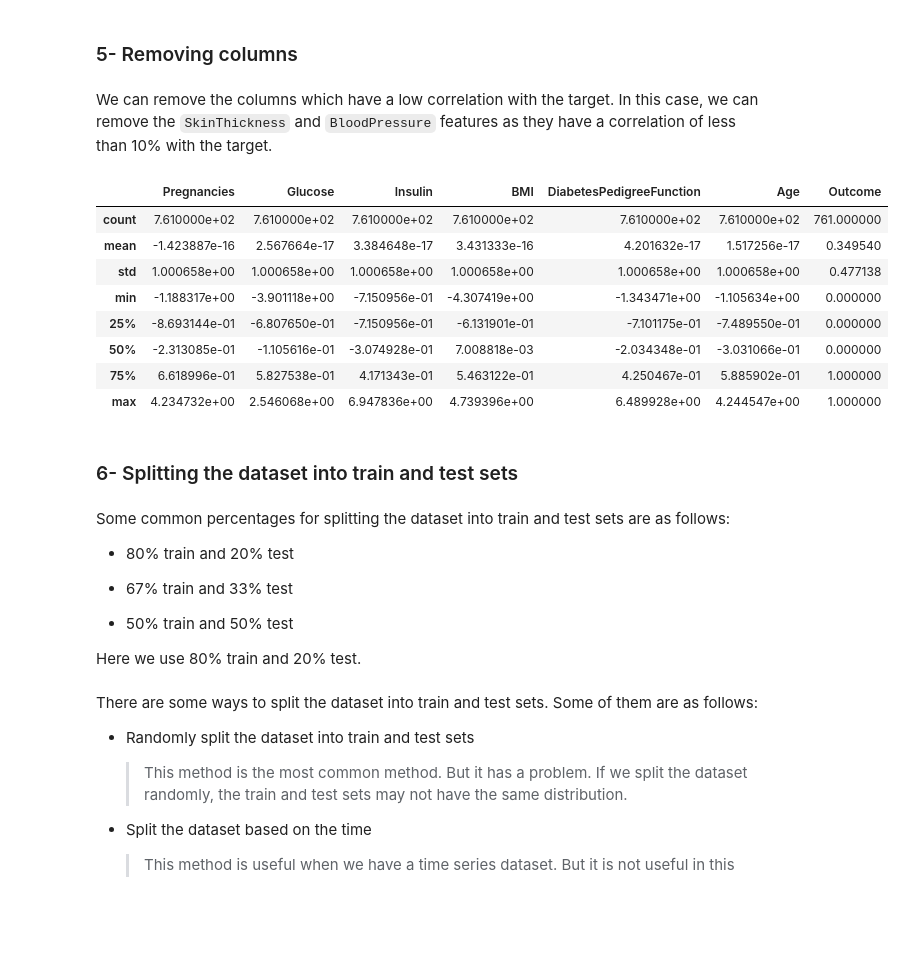
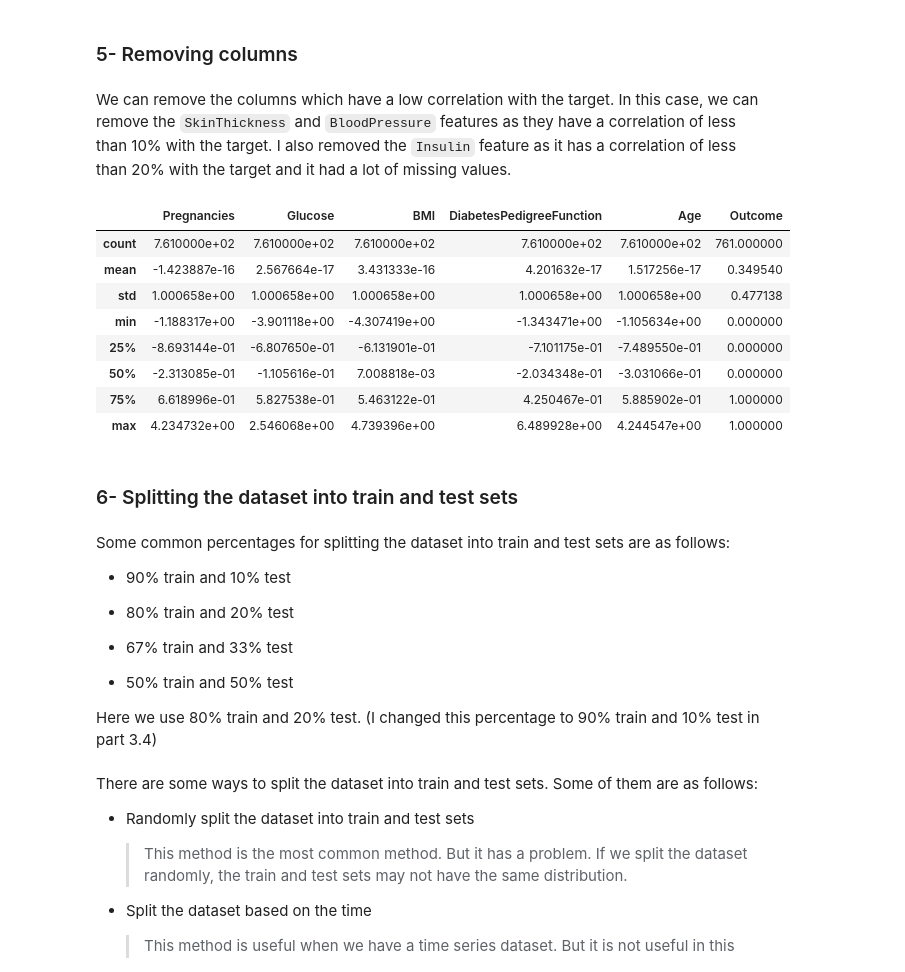
Before and after one commit to PashaBarahimi/Artificial-Intelligence-Projects, a Jupyter notebook: CA5 - ML/AI-CA5-810199385.ipynb, the cells around one changed output. Drawn from its saved outputs; the diff is of its cells as text; code cells hidden in the pictures; blank space fills up the shorter version.

Commit message:
Done until part 4.1

```diff
--- a/CA5 - ML/AI-CA5-810199385.ipynb
+++ b/CA5 - ML/AI-CA5-810199385.ipynb
@@ -365,24 +366,26 @@ As there are no categorical features in this dataset, we don't need to encode th
 # %% [markdown]
 ### 5- Removing columns
 # %% [markdown]
-We can remove the columns which have a low correlation with the target. In this case, we can remove the `SkinThickness` and `BloodPressure` features as they have a correlation of less than 10% with the target.
+We can remove the columns which have a low correlation with the target. In this case, we can remove the `SkinThickness` and `BloodPressure` features as they have a correlation of less than 10% with the target. I also removed the `Insulin` feature as it has a correlation of less than 20% with the target and it had a lot of missing values.
 # %%
-standardized.drop(['SkinThickness', 'BloodPressure'], axis=1, inplace=True)
+standardized.drop(['SkinThickness', 'BloodPressure', 'Insulin'], axis=1, inplace=True)
 standardized.describe()
 # %% [output]
-|  | Pregnancies | Glucose | Insulin | BMI | DiabetesPedigreeFunction | Age | Outcome |
-| count | 7.610000e+02 | 7.610000e+02 | 7.610000e+02 | 7.610000e+02 | 7.610000e+02 | 7.610000e+02 | 761.000000 |
-| mean | -1.423887e-16 | 2.567664e-17 | 3.384648e-17 | 3.431333e-16 | 4.201632e-17 | 1.517256e-17 | 0.349540 |
-| std | 1.000658e+00 | 1.000658e+00 | 1.000658e+00 | 1.000658e+00 | 1.000658e+00 | 1.000658e+00 | 0.477138 |
-| min | -1.188317e+00 | -3.901118e+00 | -7.150956e-01 | -4.307419e+00 | -1.343471e+00 | -1.105634e+00 | 0.000000 |
-| 25% | -8.693144e-01 | -6.807650e-01 | -7.150956e-01 | -6.131901e-01 | -7.101175e-01 | -7.489550e-01 | 0.000000 |
-| 50% | -2.313085e-01 | -1.105616e-01 | -3.074928e-01 | 7.008818e-03 | -2.034348e-01 | -3.031066e-01 | 0.000000 |
-| 75% | 6.618996e-01 | 5.827538e-01 | 4.171343e-01 | 5.463122e-01 | 4.250467e-01 | 5.885902e-01 | 1.000000 |
-| max | 4.234732e+00 | 2.546068e+00 | 6.947836e+00 | 4.739396e+00 | 6.489928e+00 | 4.244547e+00 | 1.000000 |
+|  | Pregnancies | Glucose | BMI | DiabetesPedigreeFunction | Age | Outcome |
+| count | 7.610000e+02 | 7.610000e+02 | 7.610000e+02 | 7.610000e+02 | 7.610000e+02 | 761.000000 |
+| mean | -1.423887e-16 | 2.567664e-17 | 3.431333e-16 | 4.201632e-17 | 1.517256e-17 | 0.349540 |
+| std | 1.000658e+00 | 1.000658e+00 | 1.000658e+00 | 1.000658e+00 | 1.000658e+00 | 0.477138 |
+| min | -1.188317e+00 | -3.901118e+00 | -4.307419e+00 | -1.343471e+00 | -1.105634e+00 | 0.000000 |
+| 25% | -8.693144e-01 | -6.807650e-01 | -6.131901e-01 | -7.101175e-01 | -7.489550e-01 | 0.000000 |
+| 50% | -2.313085e-01 | -1.105616e-01 | 7.008818e-03 | -2.034348e-01 | -3.031066e-01 | 0.000000 |
+| 75% | 6.618996e-01 | 5.827538e-01 | 5.463122e-01 | 4.250467e-01 | 5.885902e-01 | 1.000000 |
+| max | 4.234732e+00 | 2.546068e+00 | 4.739396e+00 | 6.489928e+00 | 4.244547e+00 | 1.000000 |
 # %% [markdown]
 ### 6- Splitting the dataset into train and test sets
 # %% [markdown]
 Some common percentages for splitting the dataset into train and test sets are as follows:
+
+* 90% train and 10% test
 
 * 80% train and 20% test
 
@@ -390,7 +393,7 @@ Some common percentages for splitting the dataset into train and test sets are a
 
 * 50% train and 50% test
 
-Here we use 80% train and 20% test.
+Here we use 80% train and 20% test. (I changed this percentage to 90% train and 10% test in part 3.4)
 # %% [markdown]
 There are some ways to split the dataset into train and test sets. Some of them are as follows:
 
```
Also changed, not shown: parts of 22 cells of this notebook.
